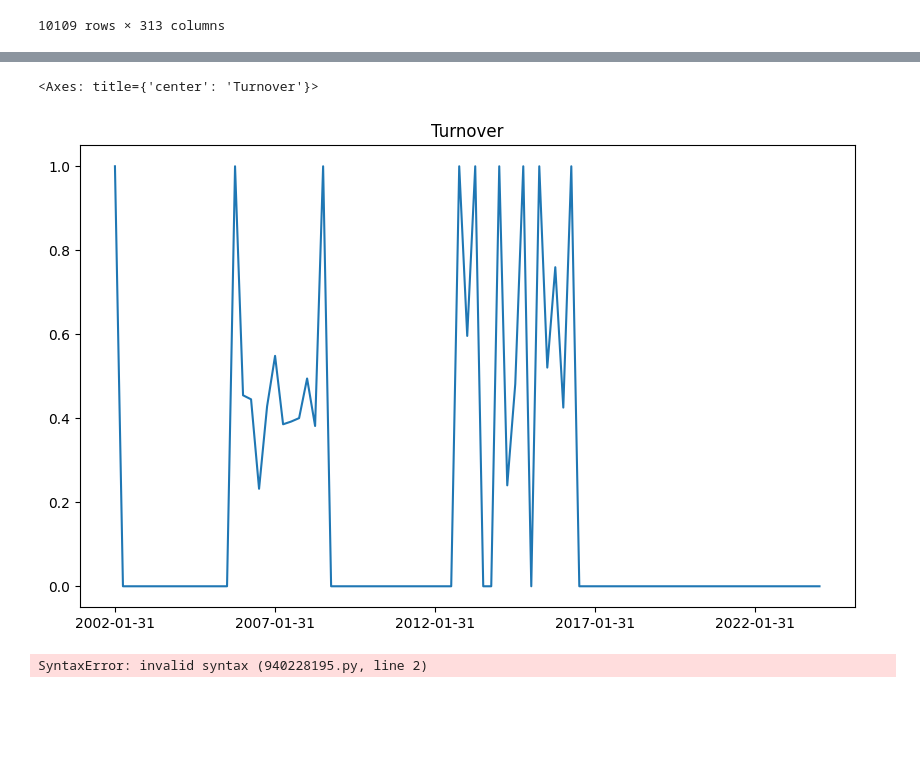
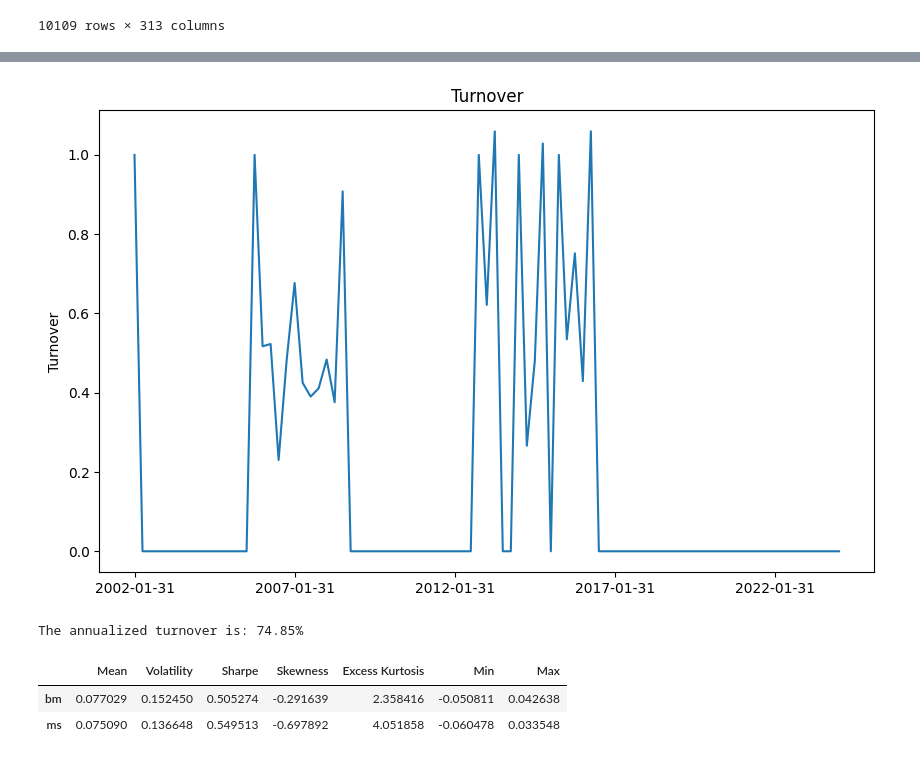
Before and after one commit to MatildeVenturi/qpmwp-course, a Jupyter notebook: assignments/assignment_3.ipynb, the cells around one changed output, grey strips where cells are left out. Drawn from its saved outputs; the diff is of its cells as text; code cells hidden in the pictures; blank space fills up the shorter version.

```diff
--- a/assignments/assignment_3.ipynb
+++ b/assignments/assignment_3.ipynb
@@ -403,19 +416,31 @@ Rebalancing date: 2023-07-31
 Rebalancing date: 2023-10-31
 Rebalancing date: 2024-01-31
 # %%
-df_tau = pd.DataFrame(results_tau).sort_values("distance_from_target")
+df_tau = pd.DataFrame(results_tau).sort_values("distance_from_target").reset_index(drop=True)
 
-print("\n TAU CALIBRATION RESULTS")
-print(df_tau)
+print("TAU CALIBRATION RESULTS")
+display(df_tau)
 
-best_tau = df_tau.iloc[0]["tau"]
+best_tau = float(df_tau.loc[0, "tau"])
+best_row = df_tau.loc[0]
 
-print(f"Best tau (closest to 100% turnover): {best_tau}")
-
-best_row = df_tau.iloc[0]
-print("\n METRICS FOR BEST TAU")
+print(f"Best tau (closest to 100% annual turnover): {best_tau:.10g}")
 print(f"Avg turnover per rebalance: {best_row['avg_turnover_per_rebalance']:.4f}")
 print(f"Annual turnover: {best_row['annual_turnover']:.4f}")
 print(f"Annual turnover (%): {best_row['annual_turnover_pct']:.2f}%")
 print(f"Distance from target: {best_row['distance_from_target']:.4f}")
+
+tau_ms = best_tau
+
+bs.optimization = MaxSharpe(
+    covariance=Covariance(method='pearson'),
+    expected_return=ExpectedReturn(method='geometric'),
+    solver_name='cvxopt',
+    turnover_penalty=tau_ms,
+)
+
+bt_ms = Backtest()
+bt_ms.run(bs=bs)
+
+print(f"Chosen turnover penalty tau_ms = {tau_ms:.10g}")
 # %% [output]
@@ -474,13 +605,14 @@ cum_sim.plot(figsize=(10, 6), title="Cumulative Returns: MaxSharpe vs SPI")
 # %%
 # Turnover
-to_ms = bt_ms.strategy.turnover(return_series=return_series)
-to_ms.plot(title='Turnover', figsize = (10, 6))
+to_ms = bt_ms.strategy.turnover(return_series=return_series, rescale=False).dropna()
+to_ms.plot(title='Turnover', figsize=(10, 6))
+plt.ylabel("Turnover")
+plt.show()
 # %% [output]
-<Axes: title={'center': 'Turnover'}>
-[figure, old version]
+[figure, new version]
 # %%
 # Annualized turnover per annum (pa) in percentage
-to_pa = # <your code here>
-print(f"The annualized turnover is: {to_pa}%")
+to_pa = to_ms.mean() * 4 * 100
+print(f"The annualized turnover is: {to_pa:.2f}%")
 # %% [output]
-SyntaxError: invalid syntax (940228195.py, line 2)
+The annualized turnover is: 74.85%
@@ -490,0 +619,18 @@ SyntaxError: invalid syntax (940228195.py, line 2)
+# %%
+# Descriptive statistics
+
+desc = pd.DataFrame({
+    "Mean": sim.mean() * 252,
+    "Volatility": sim.std() * np.sqrt(252),
+    "Sharpe": (sim.mean() / sim.std()) * np.sqrt(252),
+    "Skewness": sim.skew(),
+    "Excess Kurtosis": sim.kurt(),
+    "Min": sim.min(),
+    "Max": sim.max(),
+})
+
+display(desc)
+# %% [output]
+|  | Mean | Volatility | Sharpe | Skewness | Excess Kurtosis | Min | Max |
+| bm | 0.077029 | 0.152450 | 0.505274 | -0.291639 | 2.358416 | -0.050811 | 0.042638 |
+| ms | 0.075090 | 0.136648 | 0.549513 | -0.697892 | 4.051858 | -0.060478 | 0.033548 |
```
Also changed, not shown: parts of 6 cells of this notebook.
